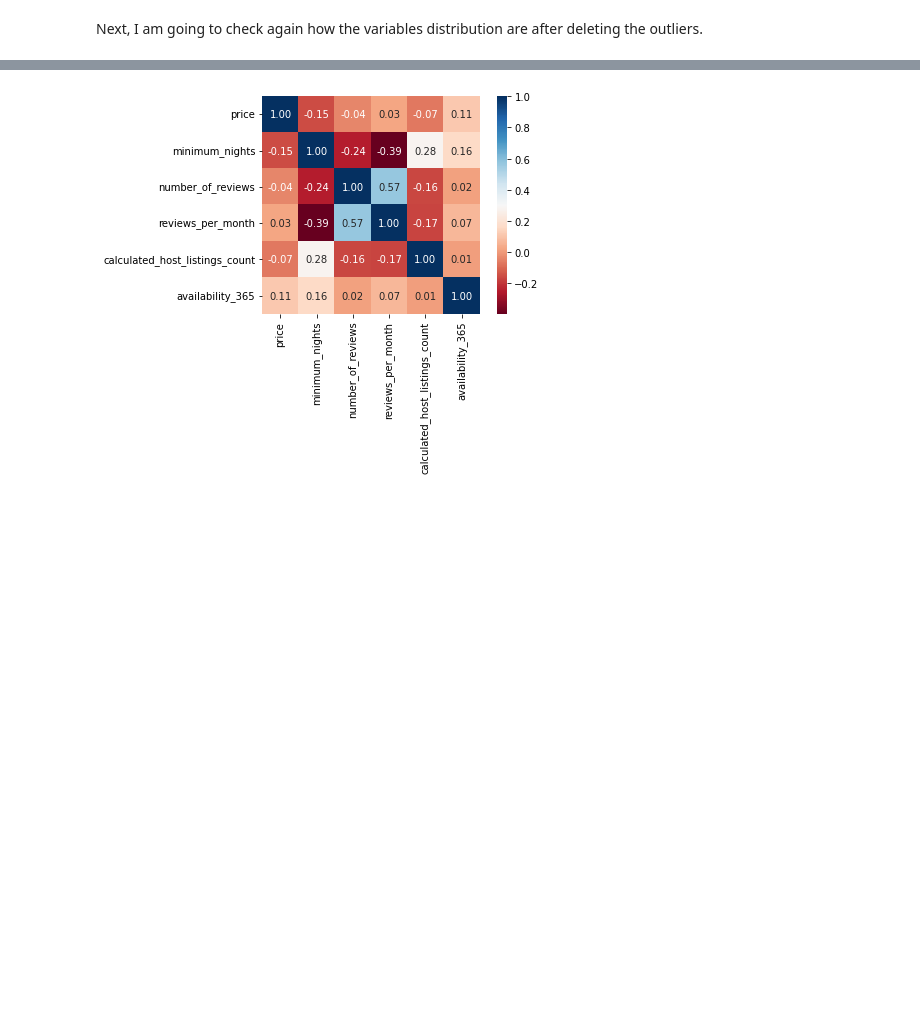
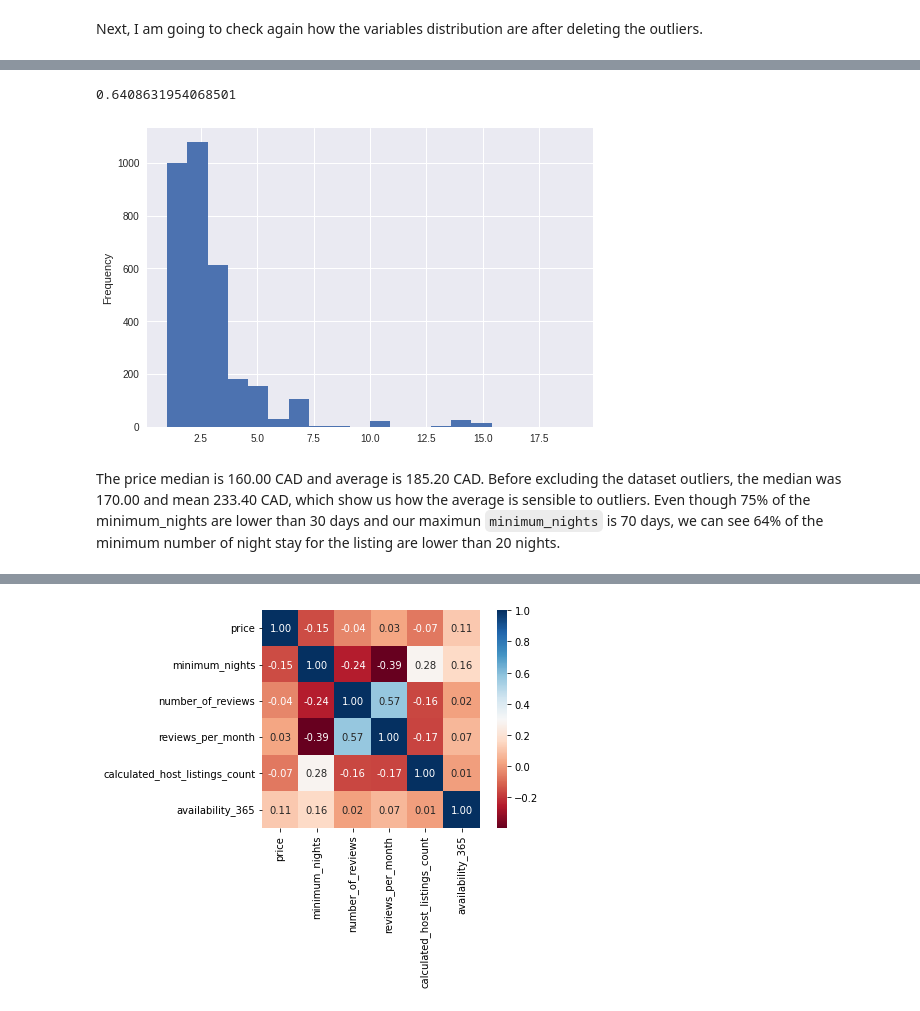
Before and after one commit to Mdrsilva/Data_Science, a Jupyter notebook: Airbnb_Data_Analysis.ipynb, the cells around one changed output, grey strips where cells are left out. Saved outputs shown, nothing was run; the diff lists cells and outputs as text; code cells hidden in the pictures; blank space fills up the shorter version.

```diff
--- a/Airbnb_Data_Analysis.ipynb
+++ b/Airbnb_Data_Analysis.ipynb
@@ -448,0 +462,8 @@ df_clean.hist(figsize=(20,15), grid=False);
+# %%
+df_clean.minimum_nights[df_clean.minimum_nights < 20].plot.hist(bins=20);
+df_clean.minimum_nights[df_clean.minimum_nights < 20].shape[0] / df_clean.shape[0]
+# %% [output]
+0.6408631954068501
+[figure, added]
+# %% [markdown]
+The price median is 160.00 CAD and average is 185.20 CAD. Before excluding the dataset outliers, the median was 170.00 and mean 233.40 CAD, which show us how the average is sensible to outliers. Even though 75% of the minimum_nights are lower than 30 days and our maximun `minimum_nights` is 70 days, we can see 64% of the minimum number of night stay for the listing are lower than 20 nights.
```
Also changed, not shown: parts of 38 cells of this notebook.
